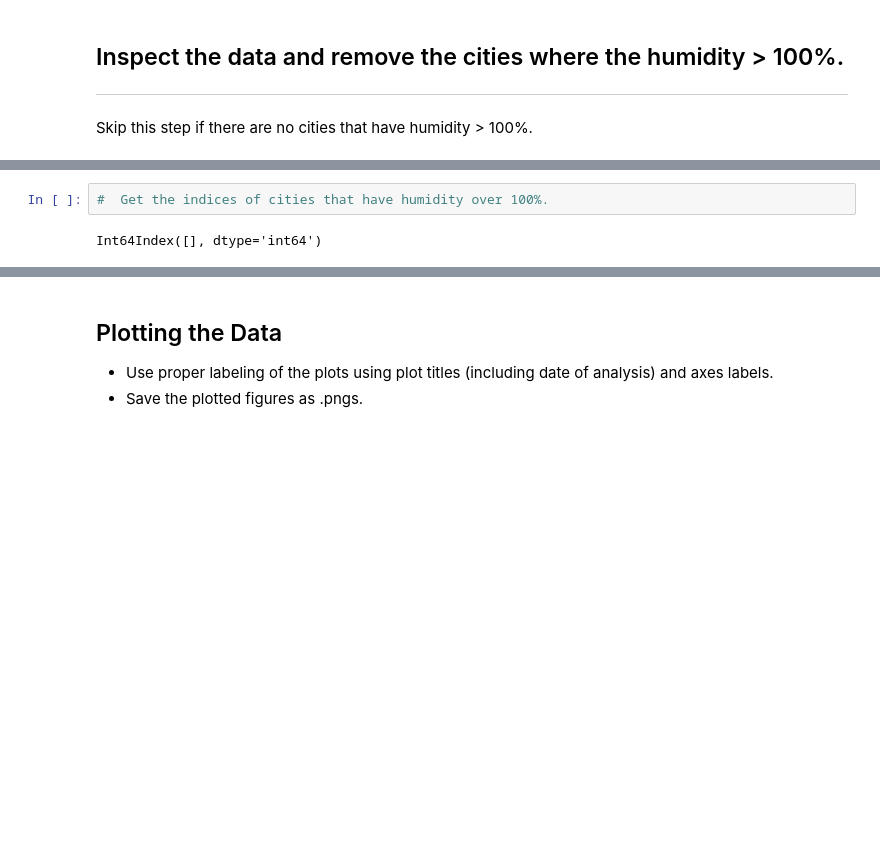
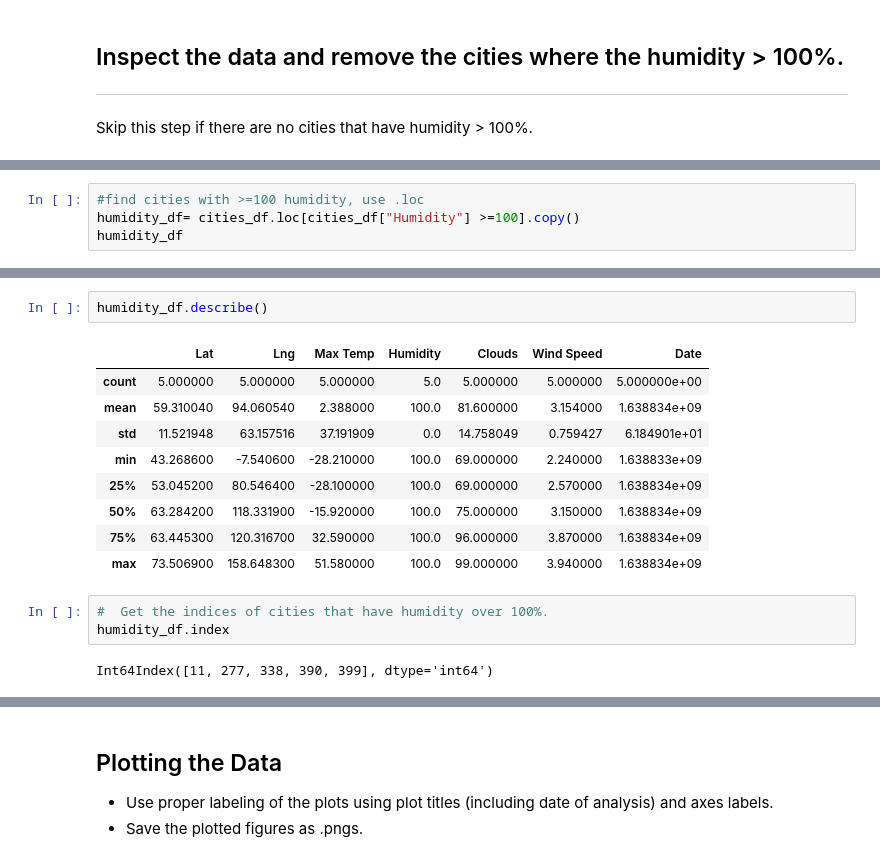
Before and after one commit to stefanyl/python-api-challenge, a Jupyter notebook: WeatherPy/WeatherPy.ipynb, the cells around one changed output, grey strips where cells are left out. Saved outputs shown, nothing was run; the diff lists cells and outputs as text; blank space fills up the shorter version.

```diff
--- a/WeatherPy/WeatherPy.ipynb
+++ b/WeatherPy/WeatherPy.ipynb
@@ -174,0 +182,4 @@ Skip this step if there are no cities that have humidity > 100%.
+# %%
+#find cities with >=100 humidity, use .loc
+humidity_df= cities_df.loc[cities_df["Humidity"] >=100].copy()
+humidity_df
@@ -175,7 +193,20 @@ Skip this step if there are no cities that have humidity > 100%.
+# %%
+humidity_df.describe()
+# %% [output]
+|  | Lat | Lng | Max Temp | Humidity | Clouds | Wind Speed | Date |
+| count | 5.000000 | 5.000000 | 5.000000 | 5.0 | 5.000000 | 5.000000 | 5.000000e+00 |
+| mean | 59.310040 | 94.060540 | 2.388000 | 100.0 | 81.600000 | 3.154000 | 1.638834e+09 |
+| std | 11.521948 | 63.157516 | 37.191909 | 0.0 | 14.758049 | 0.759427 | 6.184901e+01 |
+| min | 43.268600 | -7.540600 | -28.210000 | 100.0 | 69.000000 | 2.240000 | 1.638833e+09 |
+| 25% | 53.045200 | 80.546400 | -28.100000 | 100.0 | 69.000000 | 2.570000 | 1.638834e+09 |
+| 50% | 63.284200 | 118.331900 | -15.920000 | 100.0 | 75.000000 | 3.150000 | 1.638834e+09 |
+| 75% | 63.445300 | 120.316700 | 32.590000 | 100.0 | 96.000000 | 3.870000 | 1.638834e+09 |
+| max | 73.506900 | 158.648300 | 51.580000 | 100.0 | 99.000000 | 3.940000 | 1.638834e+09 |
 # %%
 #  Get the indices of cities that have humidity over 100%.
+humidity_df.index
 # %% [output]
-Int64Index([], dtype='int64')
+Int64Index([11, 277, 338, 390, 399], dtype='int64')
 # %%
 # Make a new DataFrame equal to the city data to drop all humidity outliers by index.
 # Passing "inplace=False" will make a copy of the city_data DataFrame, which we call "clean_city_data".
```
Also changed, not shown: parts of 9 cells of this notebook.
